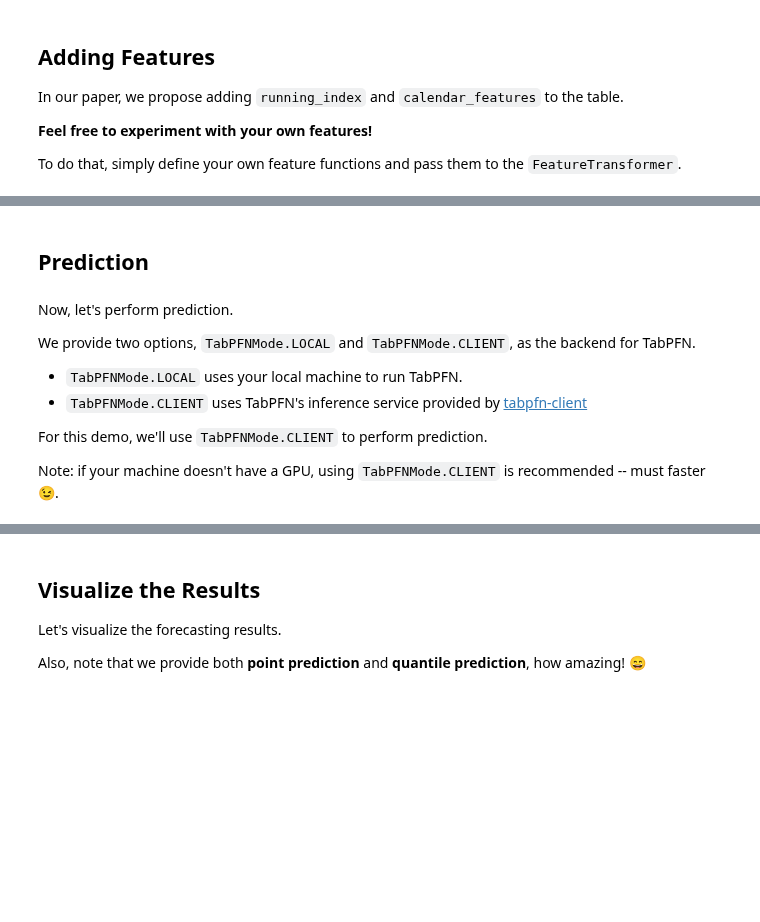
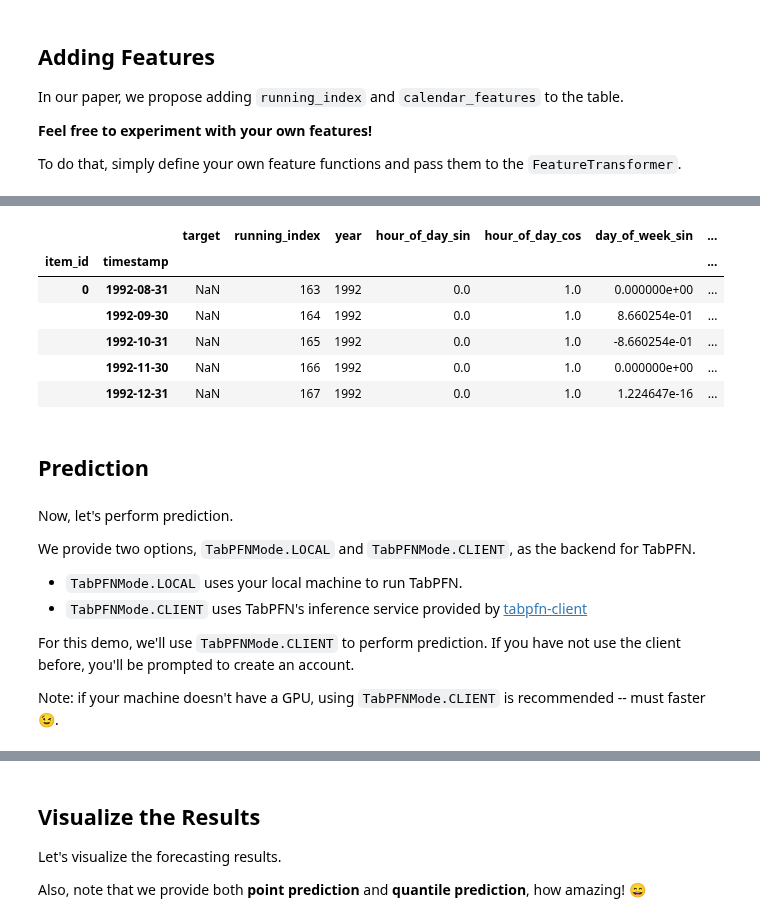
Before and after one commit to PriorLabs/tabpfn-time-series, a Jupyter notebook: demo.ipynb, the cells around one changed output, grey strips where cells are left out. Drawn from its saved outputs; the diff is of its cells as text; code cells hidden in the pictures; blank space fills up the shorter version.

```diff
--- a/demo.ipynb
+++ b/demo.ipynb
@@ -66,3 +91,13 @@ train_tsdf, test_tsdf = FeatureTransformer.add_features(
+# %%
+test_tsdf.head()
+# %% [output]
+|  |  | target | running_index | year | hour_of_day_sin | hour_of_day_cos | day_of_week_sin | ... |
+| item_id | timestamp |  |  |  |  |  |  | ... |
+| 0 | 1992-08-31 | NaN | 163 | 1992 | 0.0 | 1.0 | 0.000000e+00 | ... |
+|  | 1992-09-30 | NaN | 164 | 1992 | 0.0 | 1.0 | 8.660254e-01 | ... |
+|  | 1992-10-31 | NaN | 165 | 1992 | 0.0 | 1.0 | -8.660254e-01 | ... |
+|  | 1992-11-30 | NaN | 166 | 1992 | 0.0 | 1.0 | 0.000000e+00 | ... |
+|  | 1992-12-31 | NaN | 167 | 1992 | 0.0 | 1.0 | 1.224647e-16 | ... |
 # %% [markdown]
 ## Prediction
 # %% [markdown]
@@ -73,7 +108,7 @@ We provide two options, `TabPFNMode.LOCAL` and `TabPFNMode.CLIENT`, as the backe
 - `TabPFNMode.LOCAL` uses your local machine to run TabPFN.
 - `TabPFNMode.CLIENT` uses TabPFN's inference service provided by [tabpfn-client](https://github.com/automl/tabpfn-client)
 
-For this demo, we'll use `TabPFNMode.CLIENT` to perform prediction.
+For this demo, we'll use `TabPFNMode.CLIENT` to perform prediction. If you have not use the client before, you'll be prompted to create an account.
 
 Note: if your machine doesn't have a GPU, using `TabPFNMode.CLIENT` is recommended -- must faster 😉.
 # %%
```
Also changed, not shown: parts of 7 cells of this notebook.
